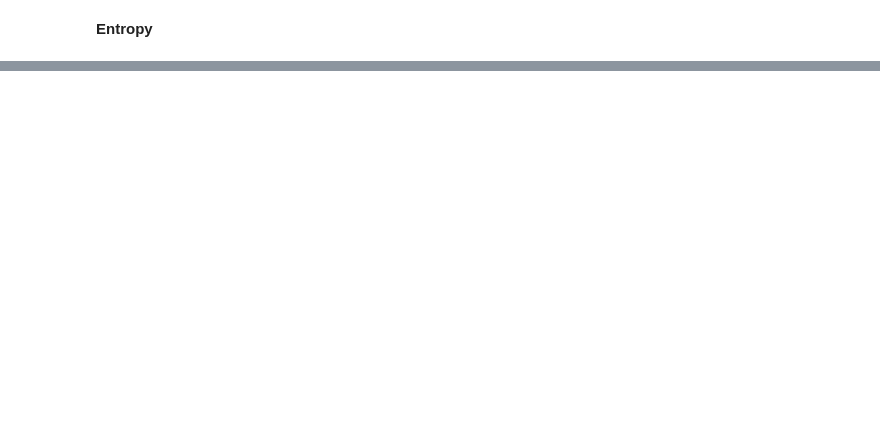
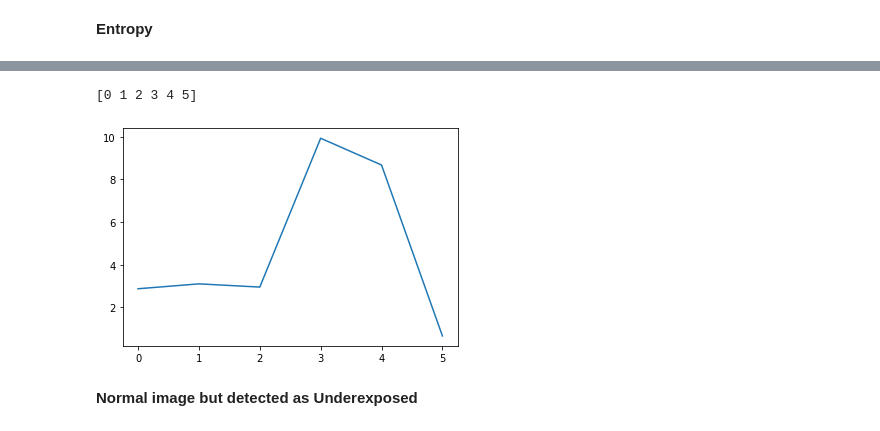
Before and after one commit to faiz28/Image-Exposure-Detection-By-Deep-Neural-Network, a Jupyter notebook: Analysis Skewness and Entropy.ipynb, the cells around one changed output, grey strips where cells are left out. Cells and saved outputs as stored; diff of their text form; code cells hidden in the pictures; blank space fills up the shorter version.

```diff
--- a/Analysis Skewness and Entropy.ipynb
+++ b/Analysis Skewness and Entropy.ipynb
@@ -164,0 +158,4 @@ Name:  'OverExposed'.1, dtype: float64
+# %%
+overexposed_img = df.loc[index]
+print("Total image = %s "%len(overexposed_img))
+overexposed_img.head()
@@ -164,0 +171,15 @@ Name:  'OverExposed'.1, dtype: float64
+# %%
+# Normal image
+Detected_green_Overexposed_skewness = overexposed_img["OverExposed.2"]
+Detected_green_Overexposed_skewness =  Detected_green_Overexposed_skewness.astype(float)
+ax =  np.arange(0,Detected_green_Overexposed_skewness.count(),1)
+print(ax)
+# %% [output]
+[0 1 2 3 4 5]
+# %%
+plt.plot(ax,Detected_green_Overexposed_skewness)
+plt.show()
+# %% [output]
+[figure, added]
+# %% [markdown]
+**Normal image but detected as Underexposed**
```
Also changed, not shown: parts of 40 cells of this notebook, 46 other files.
